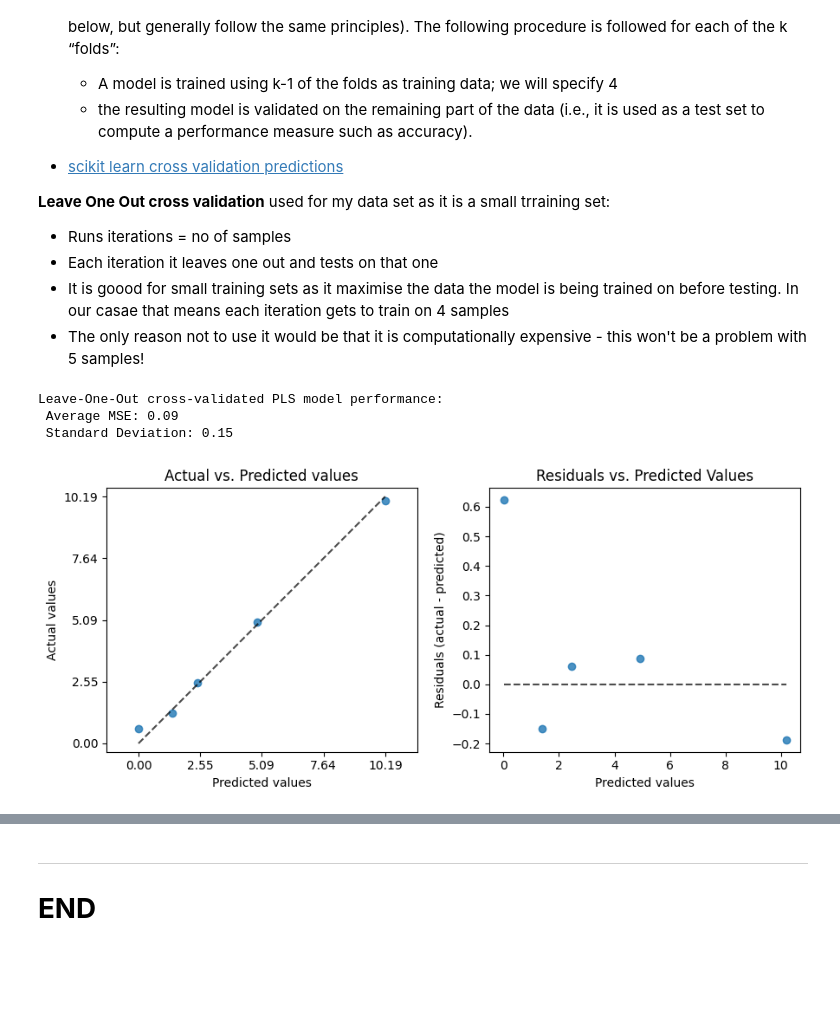
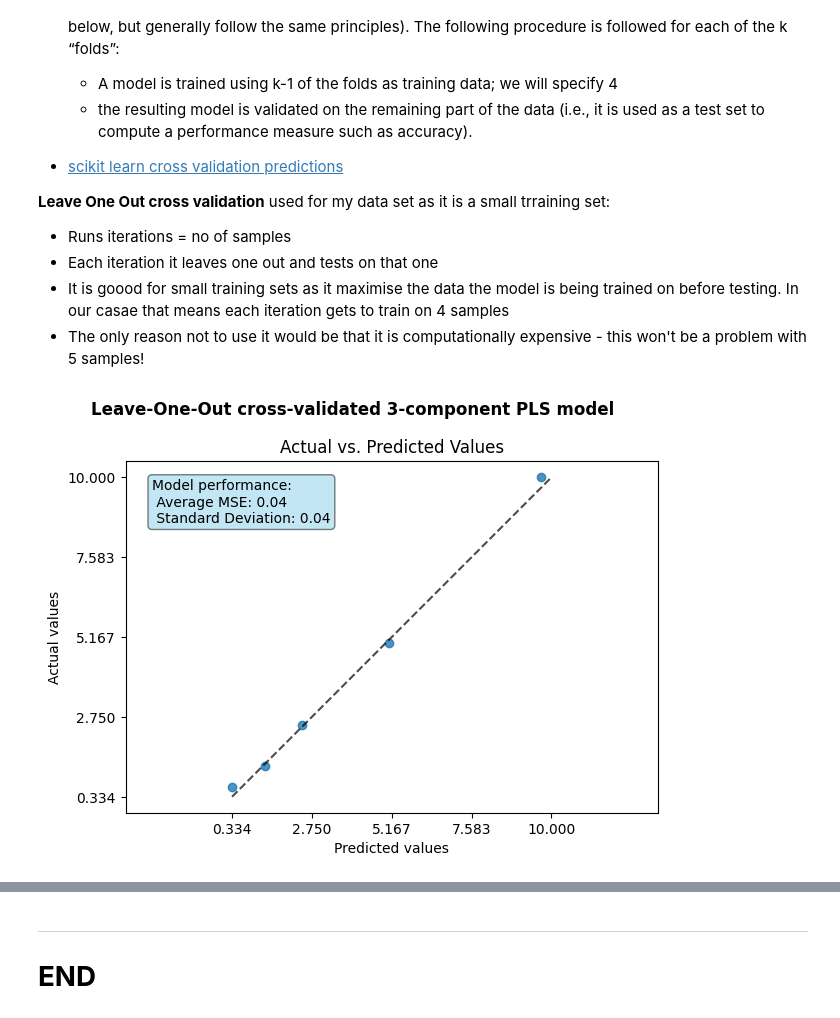
Before and after one commit to a-o-connor/PFDA-project, a Jupyter notebook: big_project_practice.ipynb, the cells around one changed output, grey strips where cells are left out. Drawn from its saved outputs; the diff is of its cells as text; code cells hidden in the pictures; blank space fills up the shorter version.

```diff
--- a/big_project_practice.ipynb
+++ b/big_project_practice.ipynb
@@ -216,43 +216,10 @@ set; this is known as cross-validation.
 - Each iteration it leaves one out and tests on that one
 - It is goood for small training sets as it maximise the data the model is being trained on before testing. In our casae that means each iteration gets to train on 4 samples
 - The only reason not to use it would be that it is computationally expensive - this won't be a problem with 5 samples!
-# %%
-x_train=np.array(chemometric_analysis_script.extract_region_of_interest("reference", 996, 1010)).T
-y_train=np.array([float(column.split()[0]) for column in chemometric_analysis_script.reference_raman_spectra.columns])
-x_exp=np.array(chemometric_analysis_script.extract_region_of_interest("experimental", 996, 1010)).T
-
-pls2_model=PLSRegression(n_components=2)
-pls2_model=pls2_model.fit(x_train, y_train)
-
-# Cross validation because I don't have enough samples for a train/ test split
-score=sklearn.model_selection.cross_val_score(estimator=pls2_model, X=x_train, y=y_train, cv=LeaveOneOut(), scoring=make_scorer(mean_squared_error))
-print(f"Leave-One-Out cross-validated PLS model performance:\n Average MSE: {score.mean():.2f}\n Standard Deviation: {score.std():.2f}")
-
-y_pred=cross_val_predict(estimator=pls2_model, X=x_train, y=y_train, cv=LeaveOneOut())
-
-fig, axs = plt.subplots(ncols=2, figsize=(9, 4))
-PredictionErrorDisplay.from_predictions(
-    y_train,
-    y_pred=y_pred,
-    kind="actual_vs_predicted",
-    subsample=100,
-    ax=axs[0],
-    random_state=0,
-)
-axs[0].set_title("Actual vs. Predicted values")
-PredictionErrorDisplay.from_predictions(
-    y_train,
-    y_pred=y_pred,
-    kind="residual_vs_predicted",
-    subsample=100,
-    ax=axs[1],
-    random_state=0,
-)
-axs[1].set_title("Residuals vs. Predicted Values")
-fig.tight_layout()
-# %% [output]
-Leave-One-Out cross-validated PLS model performance:
- Average MSE: 0.09
- Standard Deviation: 0.15
-[figure, removed]
+# %%
+import chemometric_analysis_script
+
+chemometric_analysis_script.train_plsr_model(chemometric_analysis_script.x_train, chemometric_analysis_script.y_train, n=3)
+# %% [output]
+[figure, added]
 # %%
```
Also changed, not shown: parts of 1 cell of this notebook, 1 other file.
